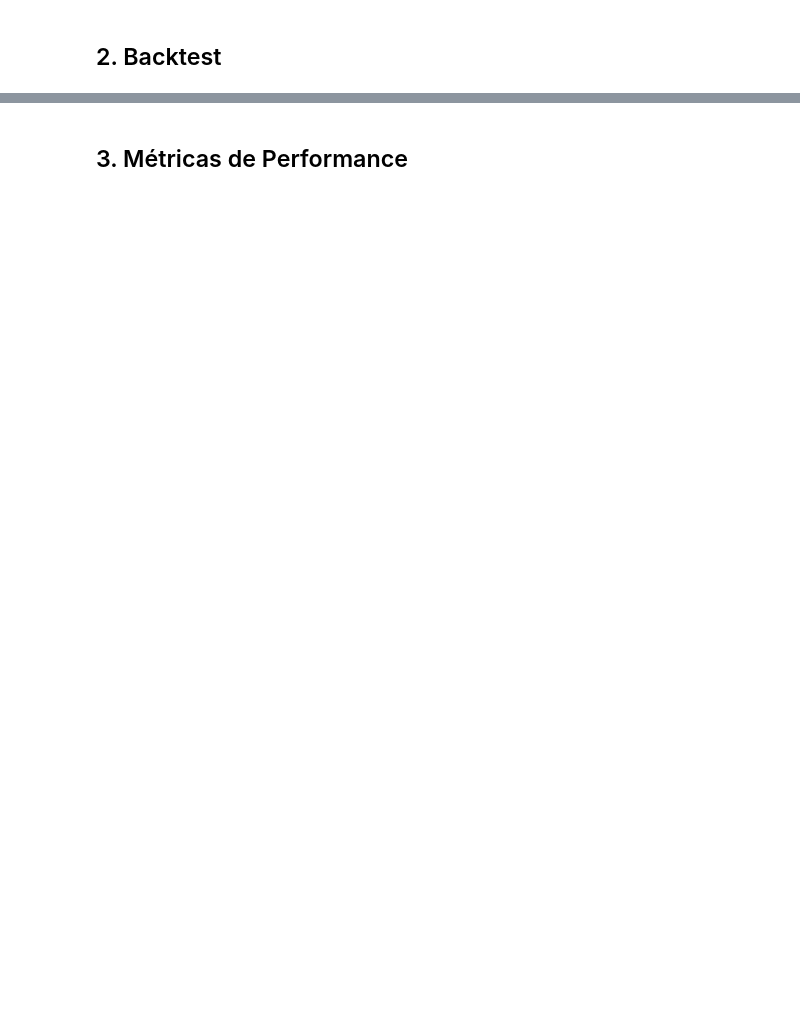
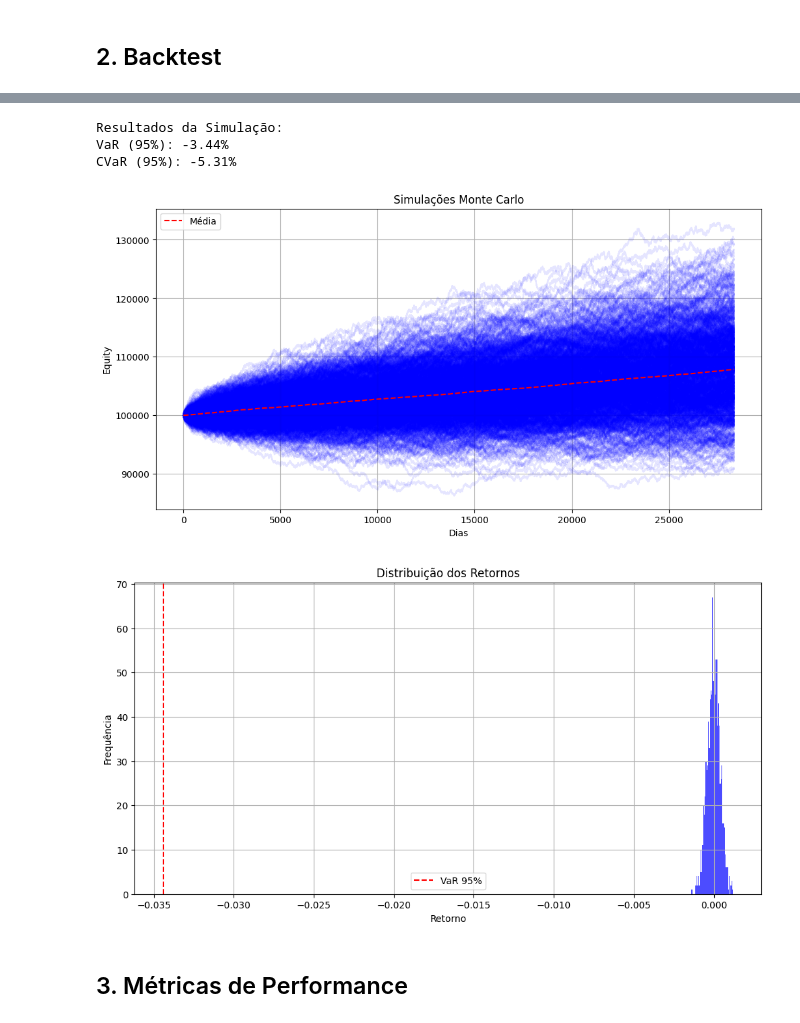
Before and after one commit to Rpinto003/mini-dolar-strategy-v3, a Jupyter notebook: notebooks/05_model_evaluation.ipynb, the cells around one changed output, grey strips where cells are left out. Cells and saved outputs as stored; diff of their text form; code cells hidden in the pictures; blank space fills up the shorter version.

```diff
--- a/notebooks/05_model_evaluation.ipynb
+++ b/notebooks/05_model_evaluation.ipynb
@@ -15,7 +15,7 @@ if str(PROJECT_ROOT) not in sys.path:
     sys.path.append(str(PROJECT_ROOT))
 
 # Configura visualizações
-plt.style.use('seaborn')
+plt.style.use('default')
 pd.set_option('display.max_columns', None)
 # %% [markdown]
 ## 1. Carrega Dados e Modelo
@@ -56,23 +61,28 @@ print(f'Dados de teste: {len(test_data)} registros')
 # %%
 from src.backtest.monte_carlo import MonteCarloSimulator
 
 # Executa simulações
 simulator = MonteCarloSimulator(n_simulations=1000)
 
 # Simula com dados de teste
 returns = test_data['returns'].dropna()
 simulation = simulator.simulate_returns(
     historical_returns=returns,
     initial_capital=100000
 )
 
-print('
-Resultados da Simulação:')
+print('Resultados da Simulação:')
 print(f'VaR (95%): {simulation.var:.2%}')
 print(f'CVaR (95%): {simulation.cvar:.2%}')
 
 # Plota resultados
 simulator.plot_simulations(simulation)
+# %% [output]
+Resultados da Simulação:
+VaR (95%): -3.44%
+CVaR (95%): -5.31%
+[figure, added]
+[figure, added]
 # %% [markdown]
 ## 3. Métricas de Performance
 # %%
```
Also changed, not shown: parts of 5 cells of this notebook, 6 other files.
